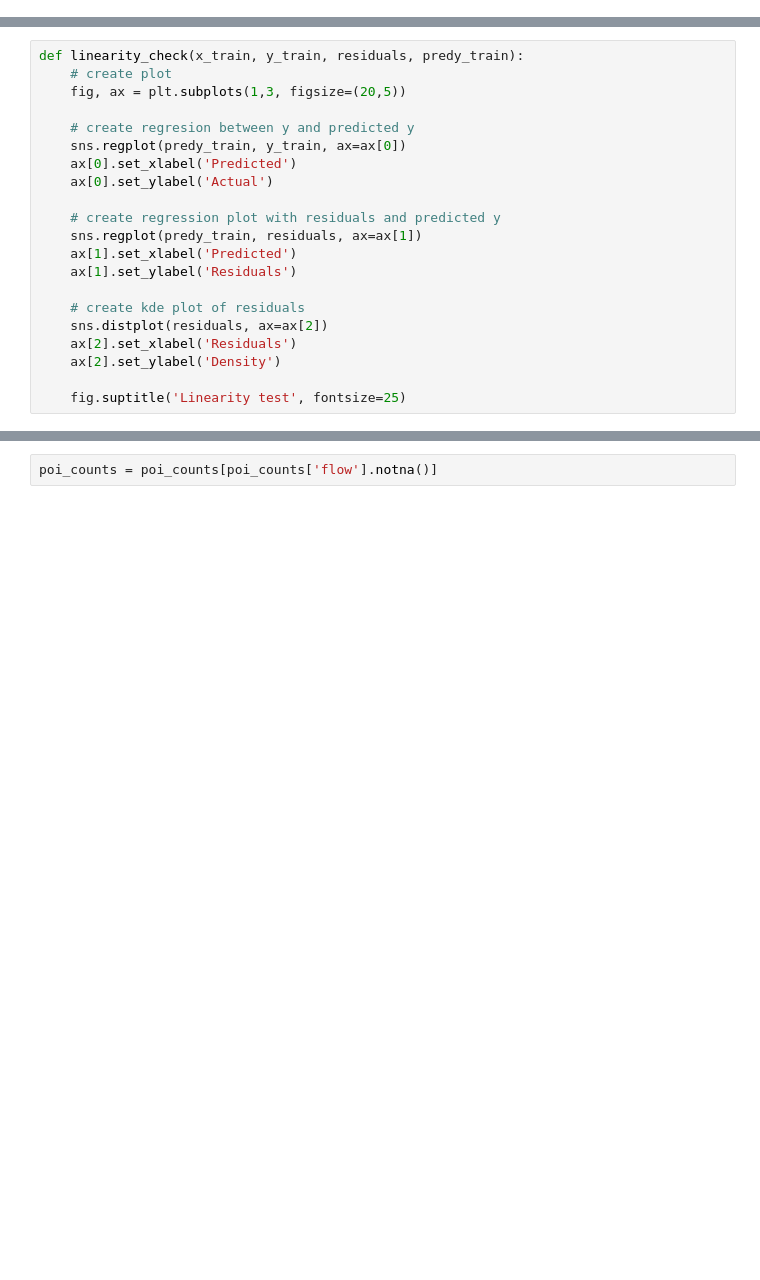
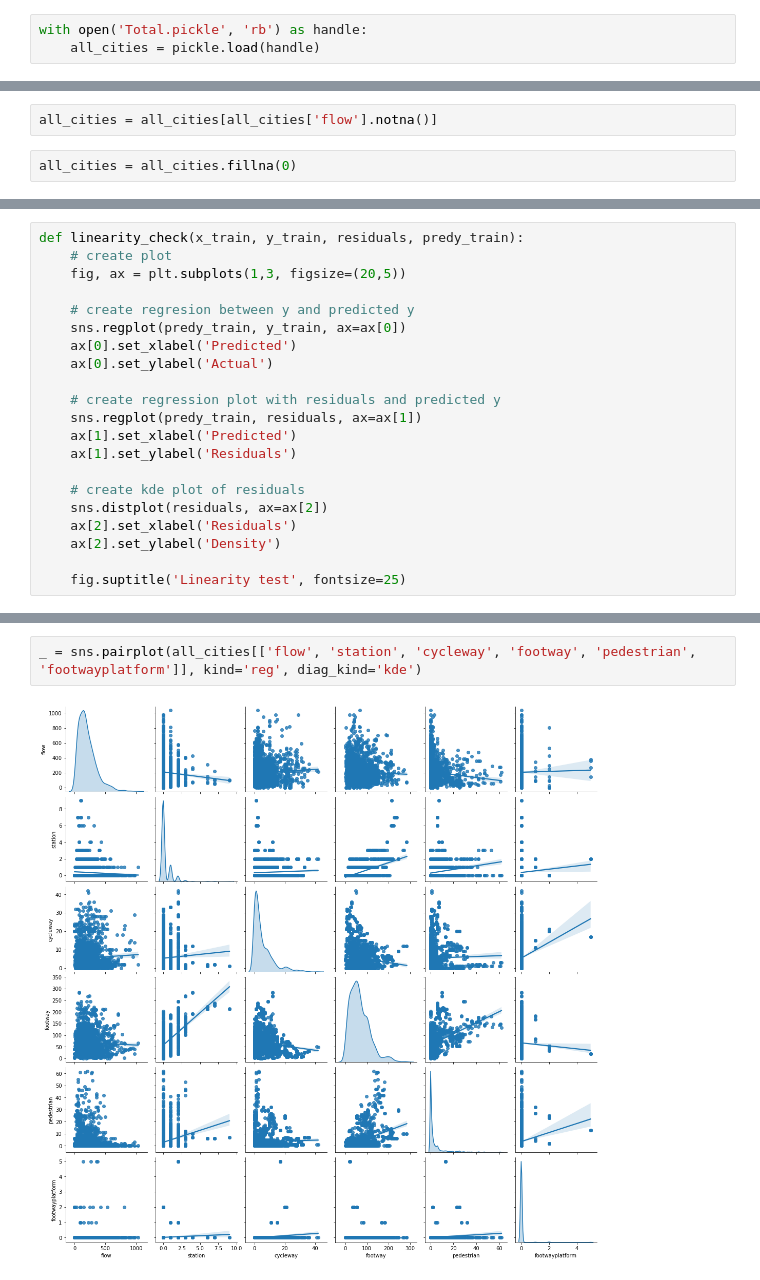
Before and after one commit to K4Ling/UrbanDataSc, a Jupyter notebook: Regressionmodel.ipynb, the cells around one changed output, grey strips where cells are left out. Saved outputs shown, nothing was run; the diff lists cells and outputs as text; blank space fills up the shorter version.

```diff
--- a/Regressionmodel.ipynb
+++ b/Regressionmodel.ipynb
@@ -2,0 +22,3 @@
+# %%
+with open('Total.pickle', 'rb') as handle:
+    all_cities = pickle.load(handle)
@@ -2,0 +27,4 @@
+# %%
+all_cities = all_cities[all_cities['flow'].notna()]
+# %%
+all_cities = all_cities.fillna(0)
@@ -153,2 +198,4 @@ MAE 1:116.99196658243702
-# %%
-poi_counts = poi_counts[poi_counts['flow'].notna()]
+# %%
+_ = sns.pairplot(all_cities[['flow', 'station', 'cycleway', 'footway', 'pedestrian', 'footwayplatform']], kind='reg', diag_kind='kde')
+# %% [output]
+[figure, added]
```
Also changed, not shown: parts of 29 cells of this notebook.
